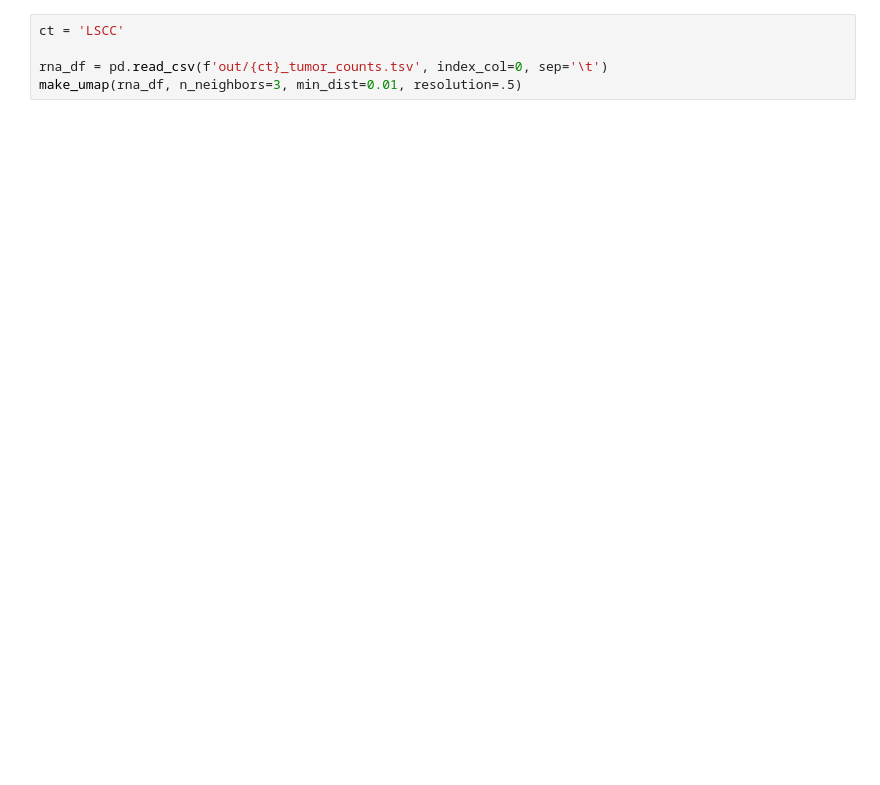
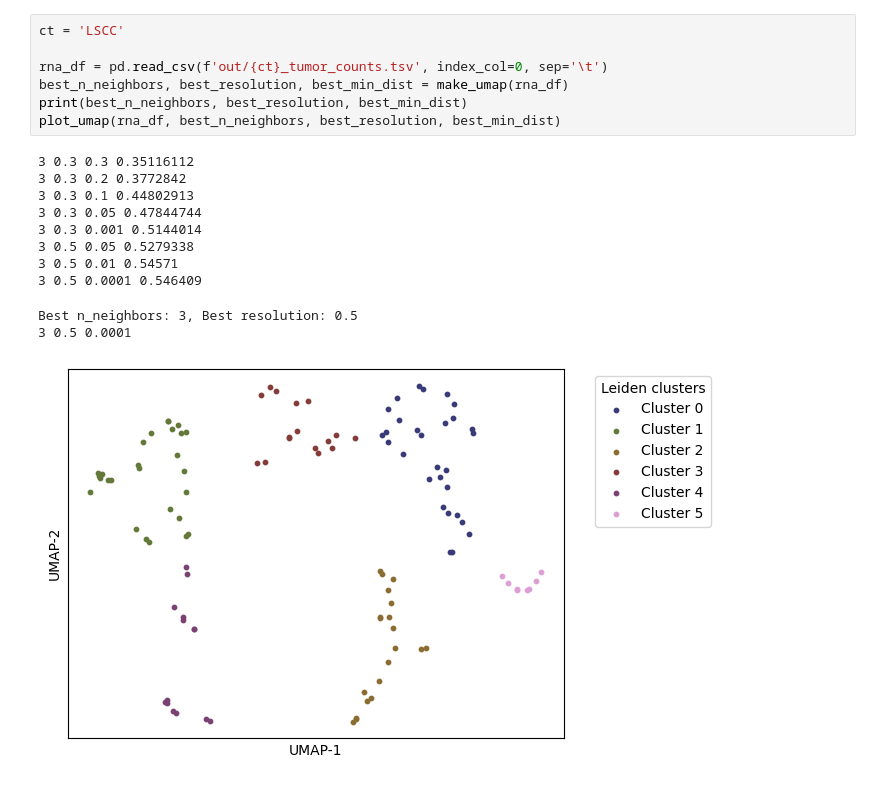
Before and after one commit to MaayanLab/sc2DAT, a Jupyter notebook: process_cptac/find_umap_params.ipynb, the cells around one changed output. Cells and saved outputs as stored; diff of their text form; blank space fills up the shorter version.

```diff
--- a/process_cptac/find_umap_params.ipynb
+++ b/process_cptac/find_umap_params.ipynb
@@ -59,8 +171,22 @@ make_umap(rna_df, n_neighbors=3, min_dist=0.01, resolution=.5)
 # %%
 ct = 'LSCC'
 
 rna_df = pd.read_csv(f'out/{ct}_tumor_counts.tsv', index_col=0, sep='\t')
-make_umap(rna_df, n_neighbors=3, min_dist=0.01, resolution=.5)
+best_n_neighbors, best_resolution, best_min_dist = make_umap(rna_df)
+print(best_n_neighbors, best_resolution, best_min_dist)
+plot_umap(rna_df, best_n_neighbors, best_resolution, best_min_dist)
+# %% [output]
+3 0.3 0.3 0.35116112
+3 0.3 0.2 0.3772842
+3 0.3 0.1 0.44802913
+3 0.3 0.05 0.47844744
+3 0.3 0.001 0.5144014
+3 0.5 0.05 0.5279338
+3 0.5 0.01 0.54571
+3 0.5 0.0001 0.546409
+Best n_neighbors: 3, Best resolution: 0.5
+3 0.5 0.0001
+[figure, added]
 # %%
 ct = 'LUAD'
 
```
Also changed, not shown: parts of 12 cells of this notebook, 2 other files.
